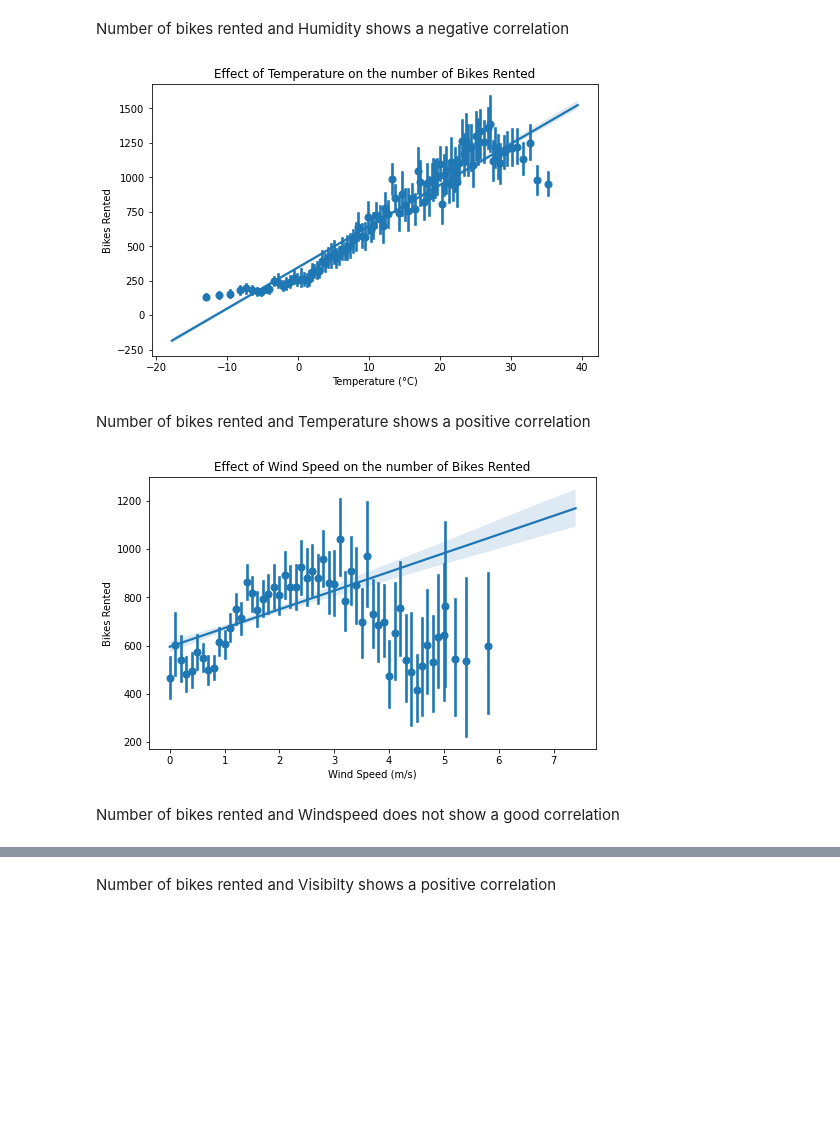
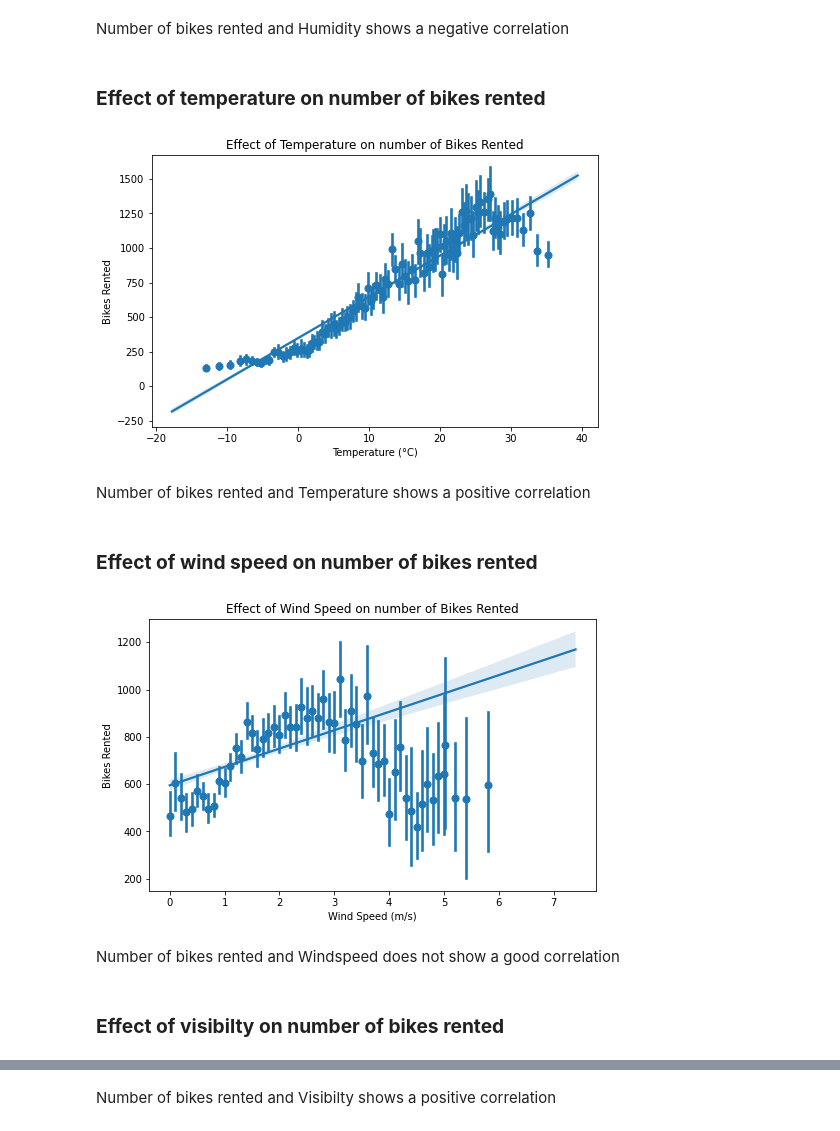
Before and after one commit to rsonar821/Regression-Capstone-Project, a Jupyter notebook: Seoul_Bike_Sharing_Demand_Prediction.ipynb, the cells around one changed output, grey strips where cells are left out. Drawn from its saved outputs; the diff is of its cells as text; code cells hidden in the pictures; blank space fills up the shorter version.

```diff
--- a/Seoul_Bike_Sharing_Demand_Prediction.ipynb
+++ b/Seoul_Bike_Sharing_Demand_Prediction.ipynb
@@ -456,27 +465,43 @@ plt.show(figure)
 # %% [markdown]
 Number of bikes rented and Humidity shows a negative correlation
+# %% [markdown]
+### **Effect of temperature on number of bikes rented**
 # %%
-# Plotting a regression plot between the number of bikes rented and Temperature
+# Defining the plot size
+plt.figure(figsize=(8,5))
 
-plt.figure(figsize=(8,5))
+# Plotting a regression plot
 figure = sns.regplot(x=df['Temperature(°C)'], y=df['Rented Bike Count'], x_bins=100, fit_reg=True)
-figure.set(title='Effect of Temperature on the number of Bikes Rented')
+
+# Defining the title and x and y labels
+figure.set(title='Effect of Temperature on number of Bikes Rented')
 figure.set(xlabel='Temperature (°C)', ylabel='Bikes Rented')
+
+# Displaying the graph
 plt.show(figure)
 # %% [output]
-[figure, old version]
+[figure, new version]
 # %% [markdown]
 Number of bikes rented and Temperature shows a positive correlation
+# %% [markdown]
+### **Effect of wind speed on number of bikes rented**
 # %%
-# Plotting a regression plot between the number of bikes rented and Wind Speed
+# Defining the plot size
+plt.figure(figsize=(8,5))
 
-plt.figure(figsize=(8,5))
+# Plotting a regression plot
 figure = sns.regplot(x=df['Wind speed (m/s)'], y=df['Rented Bike Count'], x_bins=1000, fit_reg=True)
-figure.set(title='Effect of Wind Speed on the number of Bikes Rented')
+
+# Defining the title and the x and y labels
+figure.set(title='Effect of Wind Speed on number of Bikes Rented')
 figure.set(xlabel='Wind Speed (m/s)', ylabel='Bikes Rented')
+
+# Displaying the graph
 plt.show(figure)
 # %% [output]
-[figure, old version]
+[figure, new version]
 # %% [markdown]
 Number of bikes rented and Windspeed does not show a good correlation
+# %% [markdown]
+### **Effect of visibilty on number of bikes rented**
 # %%
```
Also changed, not shown: parts of 64 cells of this notebook.
